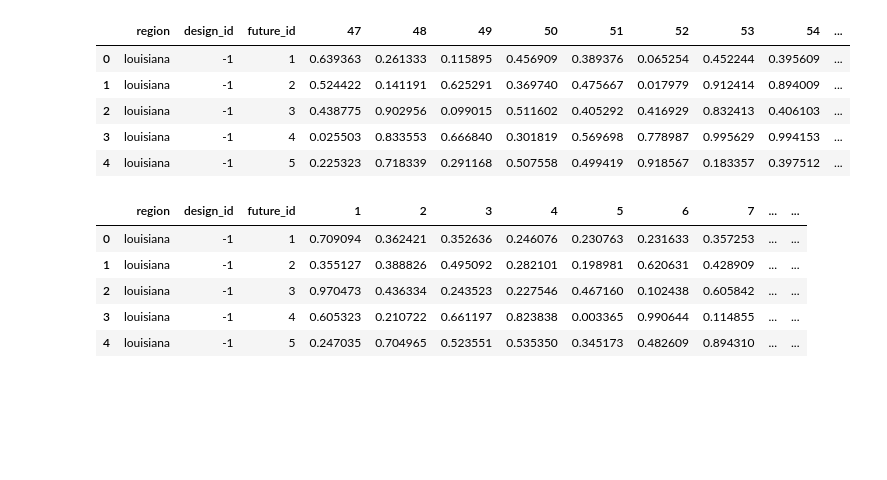
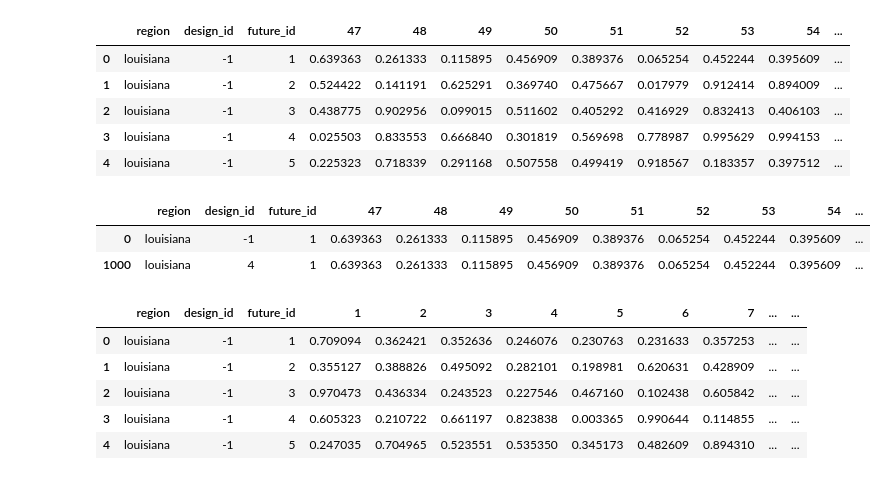
Before and after one commit to sisepuede-framework/ssp_louisiana, a Jupyter notebook: metamodel/notebooks/etl_4.2.ipynb, the cells around one changed output. Drawn from its saved outputs; the diff is of its cells as text; code cells hidden in the pictures; blank space fills up the shorter version.

```diff
--- a/metamodel/notebooks/etl_4.2.ipynb
+++ b/metamodel/notebooks/etl_4.2.ipynb
@@ -33,7 +36,7 @@ session = boto3.Session(profile_name=profile_name)
 s3 = session.resource('s3')
 
 # Define folder prefix
-prefix = 'sisepuede_summary_results_run_sisepuede_run_2025-08-10t10;29;30.545790/'  # this is like the "folder" in S3
+prefix = 'transfers/sisepuede_run_2025-08-28t15;29;22.344855/'  # this is like the "folder" in S3
 # %%
 # Local destination
 destination = os.path.join(SSP_DIR_PATH, prefix.strip('/'))
@@ -67,6 +87,12 @@ lhs_exogenous_df.head()
 | 2 | louisiana | -1 | 3 | 0.438775 | 0.902956 | 0.099015 | 0.511602 | 0.405292 | 0.416929 | 0.832413 | 0.406103 | ... |
 | 3 | louisiana | -1 | 4 | 0.025503 | 0.833553 | 0.666840 | 0.301819 | 0.569698 | 0.778987 | 0.995629 | 0.994153 | ... |
 | 4 | louisiana | -1 | 5 | 0.225323 | 0.718339 | 0.291168 | 0.507558 | 0.499419 | 0.918567 | 0.183357 | 0.397512 | ... |
+# %%
+lhs_exogenous_df[lhs_exogenous_df.future_id == 1]
+# %% [output]
+|  | region | design_id | future_id | 47 | 48 | 49 | 50 | 51 | 52 | 53 | 54 | ... |
+| 0 | louisiana | -1 | 1 | 0.639363 | 0.261333 | 0.115895 | 0.456909 | 0.389376 | 0.065254 | 0.452244 | 0.395609 | ... |
+| 1000 | louisiana | 4 | 1 | 0.639363 | 0.261333 | 0.115895 | 0.456909 | 0.389376 | 0.065254 | 0.452244 | 0.395609 | ... |
 # %%
 lhs_levers_df.head()
 # %% [output]
```
Also changed, not shown: parts of 2 cells of this notebook.
